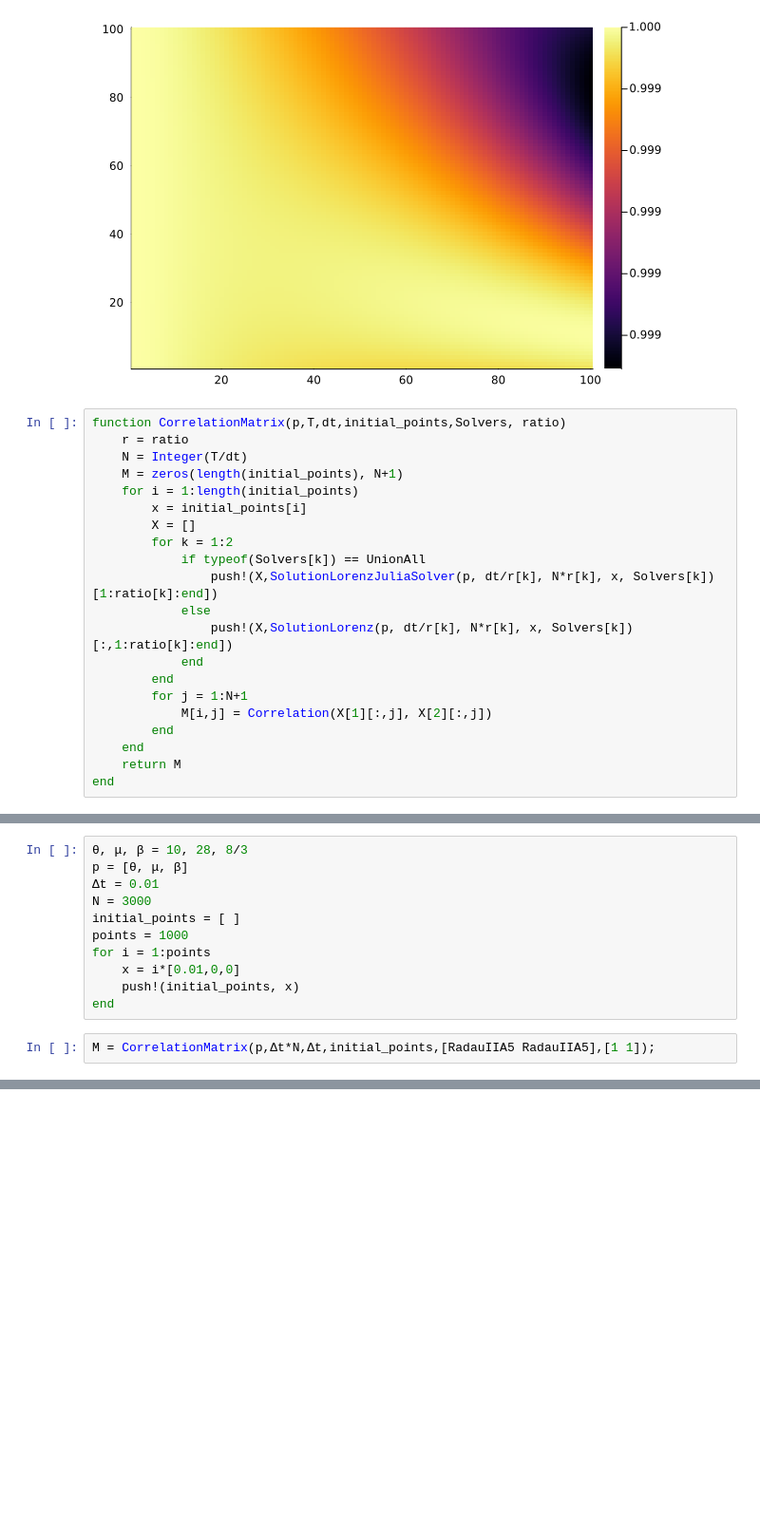
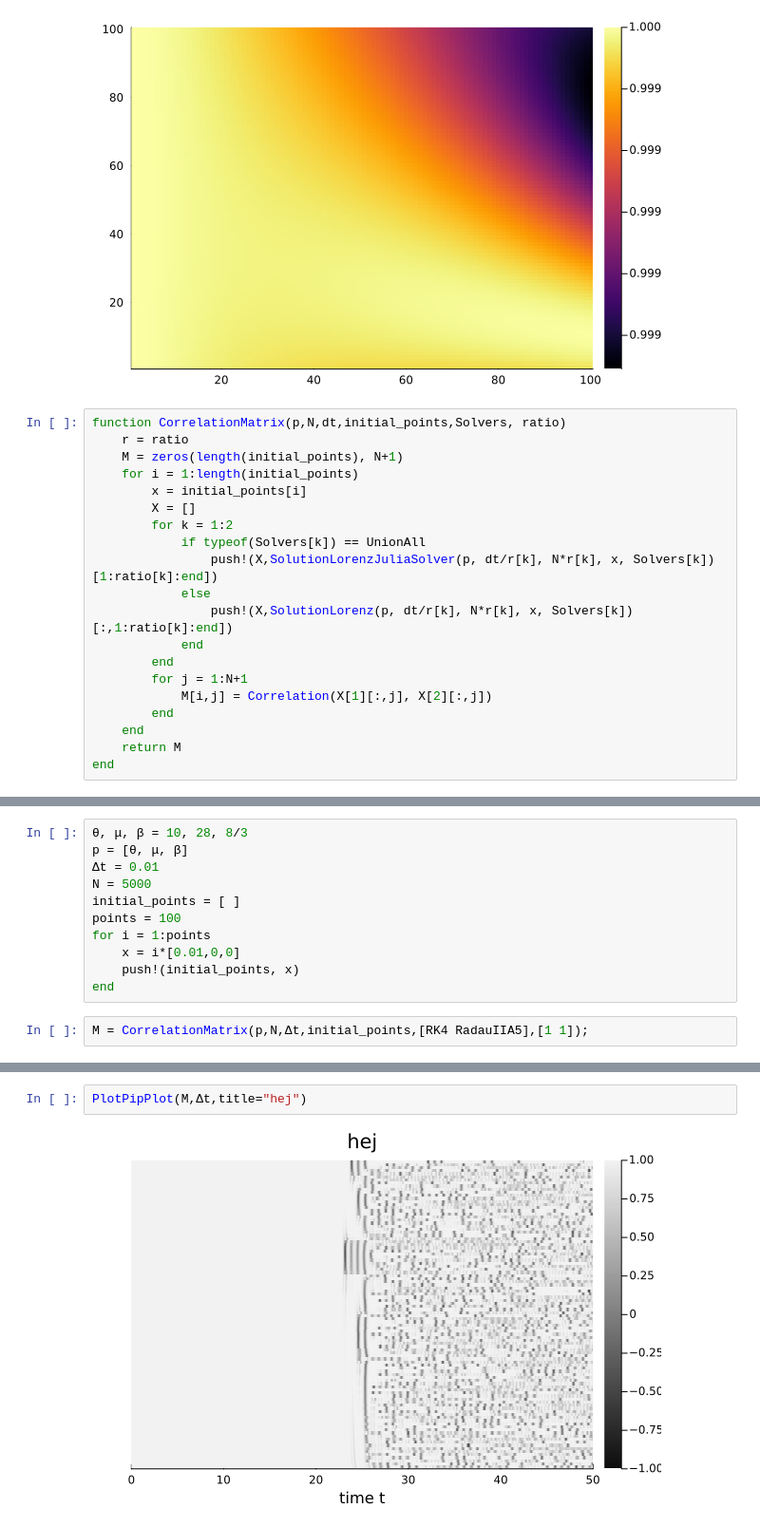
Before and after one commit to eiralarsson/Lorentz-System-Degree-Project, a Jupyter notebook: Numerical-Solvers/VilmerOnAMission.ipynb, the cells around one changed output, grey strips where cells are left out. Shown: that part at 95% size. Cells and saved outputs as stored; diff of their text form; blank space fills up the shorter version.

```diff
--- a/Numerical-Solvers/VilmerOnAMission.ipynb
+++ b/Numerical-Solvers/VilmerOnAMission.ipynb
@@ -37,9 +37,8 @@ heatmap(M)
 # %% [output]
 [figure]
 # %%
-function CorrelationMatrix(p,T,dt,initial_points,Solvers, ratio)
+function CorrelationMatrix(p,N,dt,initial_points,Solvers, ratio)
     r = ratio
-    N = Integer(T/dt)
     M = zeros(length(initial_points), N+1)
     for i = 1:length(initial_points)
         x = initial_points[i]
@@ -63,12 +62,12 @@ CorrelationMatrix (generic function with 2 methods)
 θ, μ, β = 10, 28, 8/3
 p = [θ, μ, β]
 Δt = 0.01
-N = 3000
+N = 5000
 initial_points = [ ]
-points = 1000
+points = 100
 for i = 1:points
     x = i*[0.01,0,0]
     push!(initial_points, x)
 end
 # %%
-M = CorrelationMatrix(p,Δt*N,Δt,initial_points,[RadauIIA5 RadauIIA5],[1 1]);
+M = CorrelationMatrix(p,N,Δt,initial_points,[RK4 RadauIIA5],[1 1]);
@@ -81,0 +74,4 @@ heatmap(x,y,M,xlabel="time t", title="Woop",dpi=300,yaxis=false)
+# %%
+PlotPipPlot(M,Δt,title="hej")
+# %% [output]
+[figure, added]
```
Also changed, not shown: parts of 3 cells of this notebook, 3 other files.
